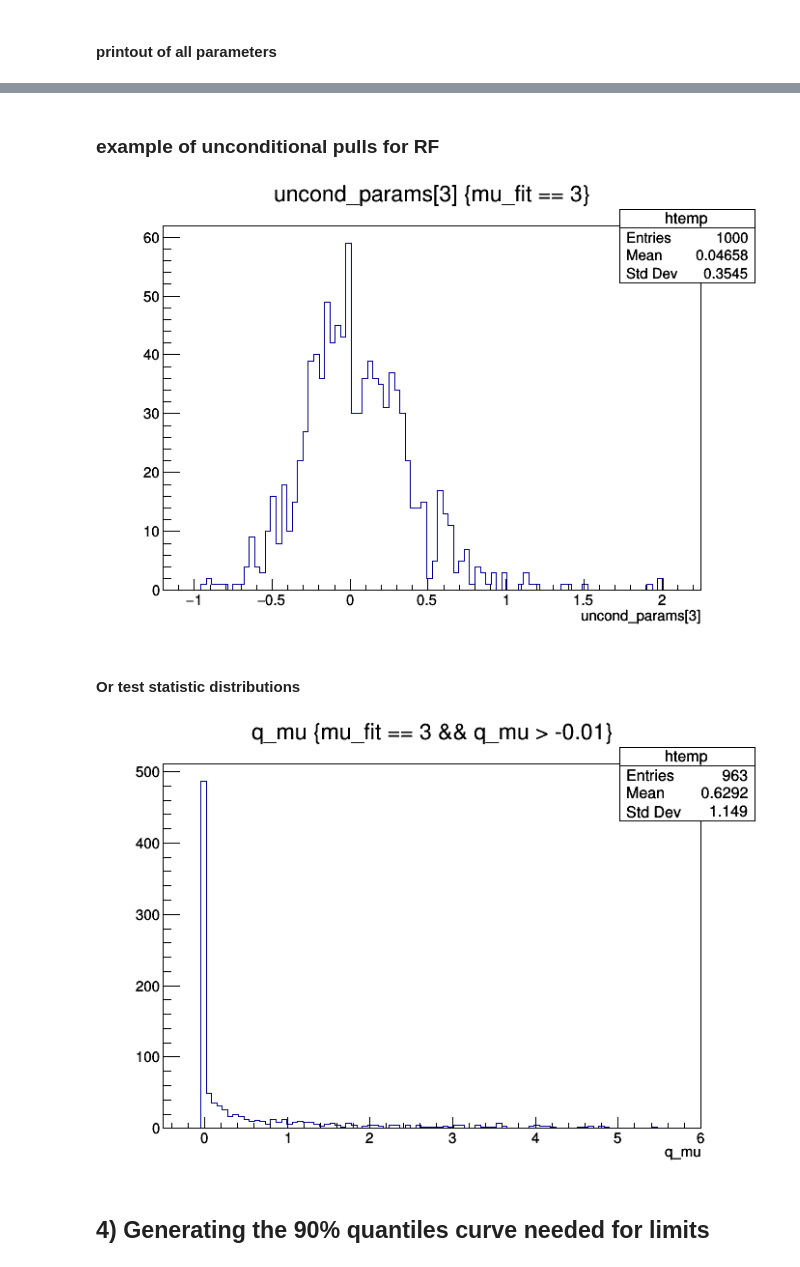
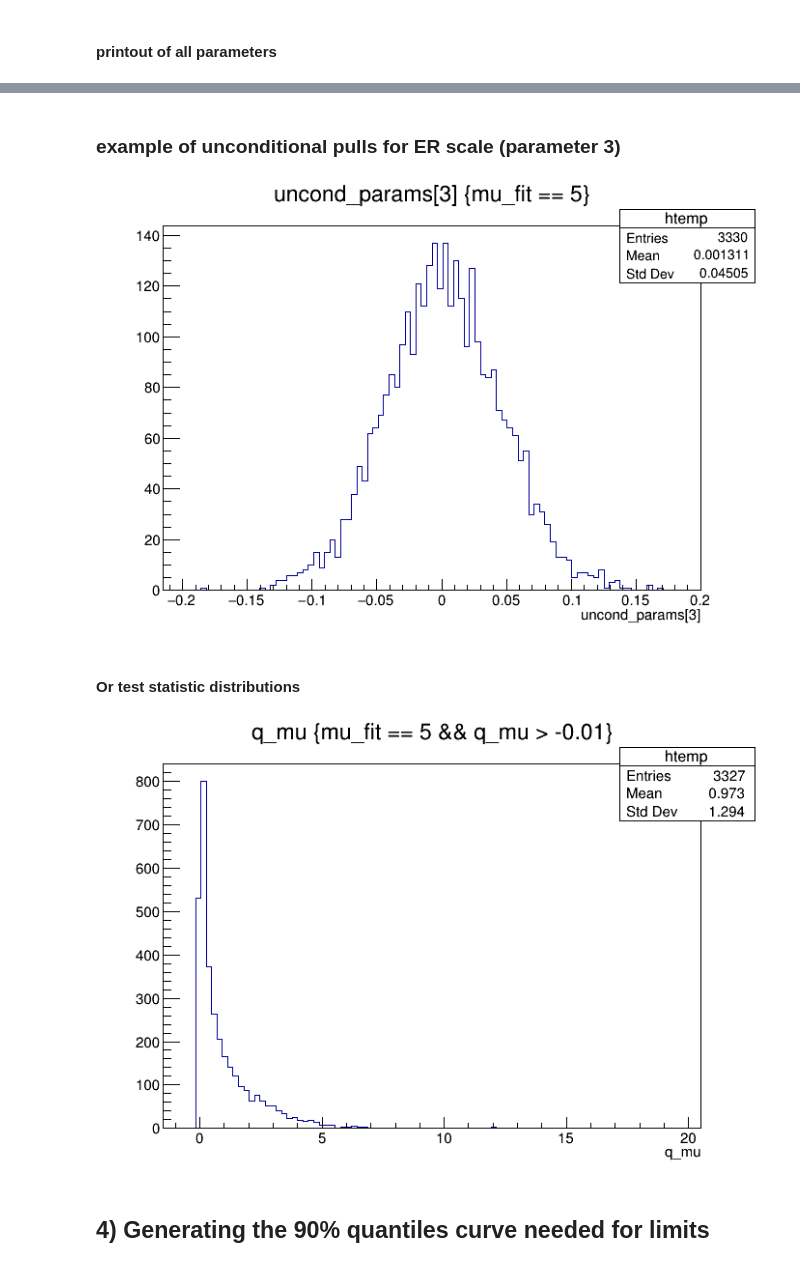
Before and after one commit to XENON1T/Xephyr, a Jupyter notebook: notebooks/ToyFitter.ipynb, the cells around one changed output, grey strips where cells are left out. Saved outputs shown, nothing was run; the diff lists cells and outputs as text; code cells hidden in the pictures.

```diff
--- a/notebooks/ToyFitter.ipynb
+++ b/notebooks/ToyFitter.ipynb
@@ -214,16 +294,16 @@ can->Draw();
 # %% [markdown]
-### example of unconditional pulls for RF
+### example of unconditional pulls for ER scale (parameter 3)
 # %%
-postFitTree->Draw("uncond_params[3]","mu_fit == 3");
+SR1_postFitTree->Draw("uncond_params[3]","mu_fit == 5");
 can->Draw();
 # %% [output]
-[figure, old version]
+[figure, new version]
 # %% [markdown]
 #### Or test statistic distributions
 # %%
-postFitTree->Draw("q_mu","mu_fit == 3 && q_mu > -0.01");  // at the time of writing there is probably a bug here
+SR1_postFitTree->Draw("q_mu","mu_fit == 5 && q_mu > -0.01");  // sometimes has slightly negative value, seems a numerical issue
 can->Draw();
 # %% [output]
-[figure, old version]
+[figure, new version]
 # %% [markdown]
 ## 4) Generating the 90% quantiles curve needed for limits
```
Also changed, not shown: parts of 28 cells of this notebook, 3 other files.
